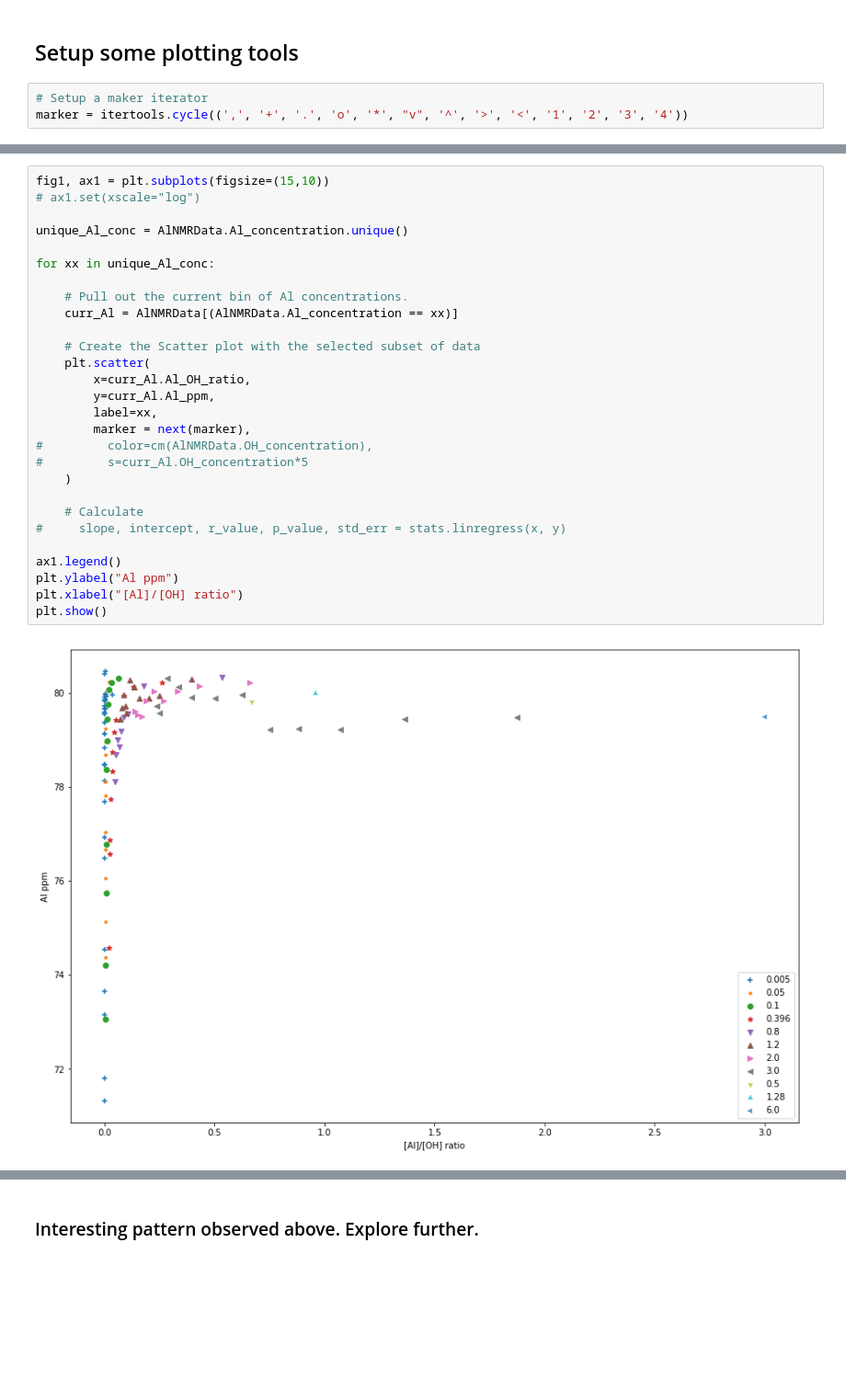
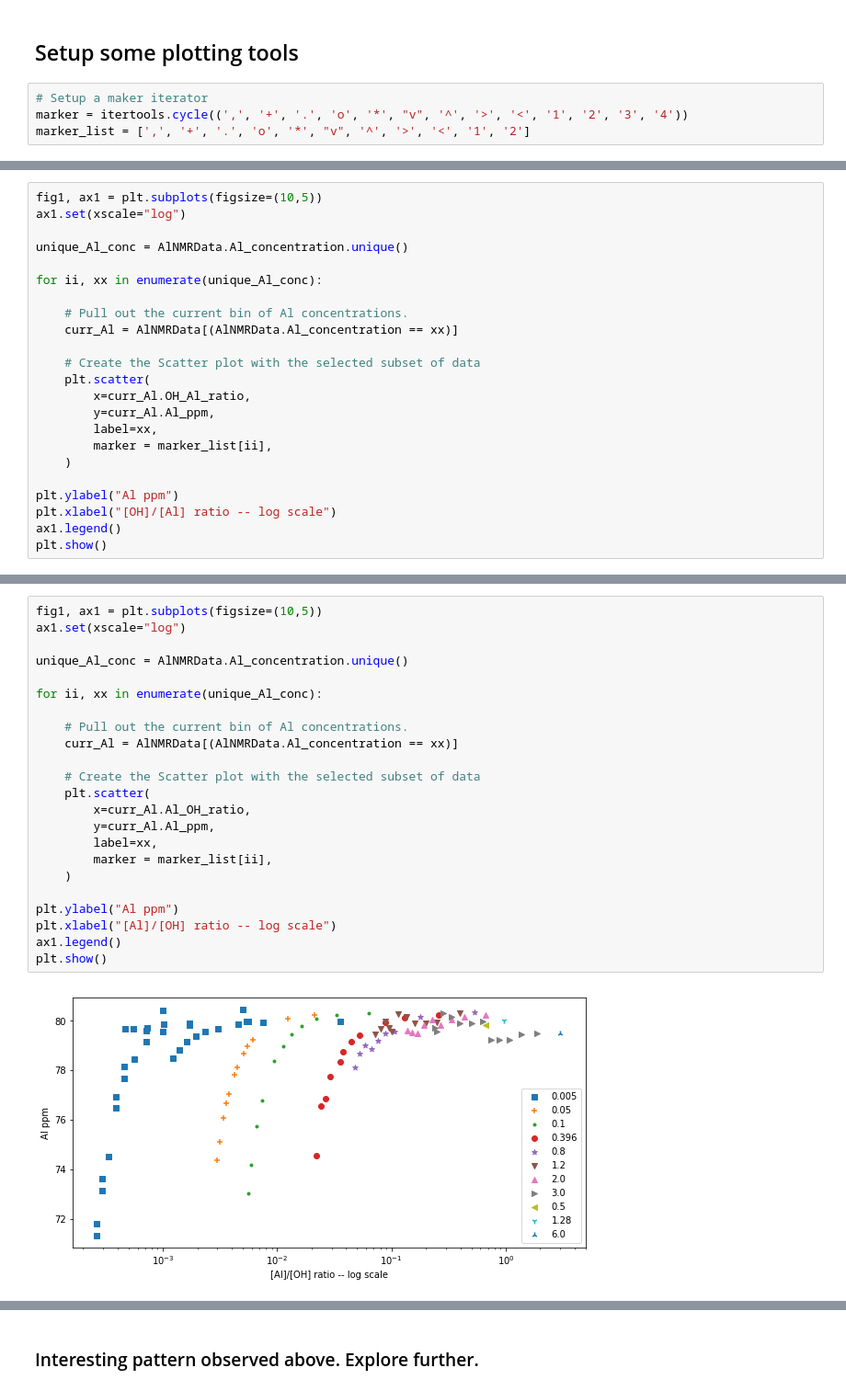
Before and after one commit to biggstd/pyluminate, a Jupyter notebook: notebooks/Al Review Figures.ipynb, the cells around one changed output, grey strips where cells are left out. Shown at 92% size. Saved outputs shown, nothing was run; the diff lists cells and outputs as text; blank space fills up the shorter version.

Commit message:
figure titles axis labels added, minor clean up

```diff
--- a/notebooks/Al Review Figures.ipynb
+++ b/notebooks/Al Review Figures.ipynb
@@ -69,3 +69,4 @@ print(len(AlNMRData.Al_concentration.unique()))
 # %%
 # Setup a maker iterator
 marker = itertools.cycle((',', '+', '.', 'o', '*', "v", '^', '>', '<', '1', '2', '3', '4'))
+marker_list = [',', '+', '.', 'o', '*', "v", '^', '>', '<', '1', '2']
@@ -101,0 +151,23 @@ plt.show()
+# %%
+fig1, ax1 = plt.subplots(figsize=(10,5))
+ax1.set(xscale="log")
+
+unique_Al_conc = AlNMRData.Al_concentration.unique()
+
+for ii, xx in enumerate(unique_Al_conc):
+
+    # Pull out the current bin of Al concentrations.
+    curr_Al = AlNMRData[(AlNMRData.Al_concentration == xx)]
+
+    # Create the Scatter plot with the selected subset of data
+    plt.scatter(
+        x=curr_Al.OH_Al_ratio,
+        y=curr_Al.Al_ppm,
+        label=xx,
+        marker = marker_list[ii],
+    )
+
+plt.ylabel("Al ppm")
+plt.xlabel("[OH]/[Al] ratio -- log scale")
+ax1.legend()
+plt.show()
@@ -102,30 +176,25 @@ plt.show()
 # %%
-fig1, ax1 = plt.subplots(figsize=(15,10))
-# ax1.set(xscale="log")
+fig1, ax1 = plt.subplots(figsize=(10,5))
+ax1.set(xscale="log")
 
 unique_Al_conc = AlNMRData.Al_concentration.unique()
 
-for xx in unique_Al_conc:
+for ii, xx in enumerate(unique_Al_conc):
 
     # Pull out the current bin of Al concentrations.
     curr_Al = AlNMRData[(AlNMRData.Al_concentration == xx)]
 
     # Create the Scatter plot with the selected subset of data
     plt.scatter(
         x=curr_Al.Al_OH_ratio,
         y=curr_Al.Al_ppm,
         label=xx,
-        marker = next(marker),
-#         color=cm(AlNMRData.OH_concentration),
-#         s=curr_Al.OH_concentration*5
+        marker = marker_list[ii],
     )
 
-    # Calculate
-#     slope, intercept, r_value, p_value, std_err = stats.linregress(x, y)
-
+plt.ylabel("Al ppm")
+plt.xlabel("[Al]/[OH] ratio -- log scale")
 ax1.legend()
-plt.ylabel("Al ppm")
-plt.xlabel("[Al]/[OH] ratio")
 plt.show()
 # %% [output]
-[figure, old version]
+[figure, new version]
```
Also changed, not shown: parts of 7 cells of this notebook.
